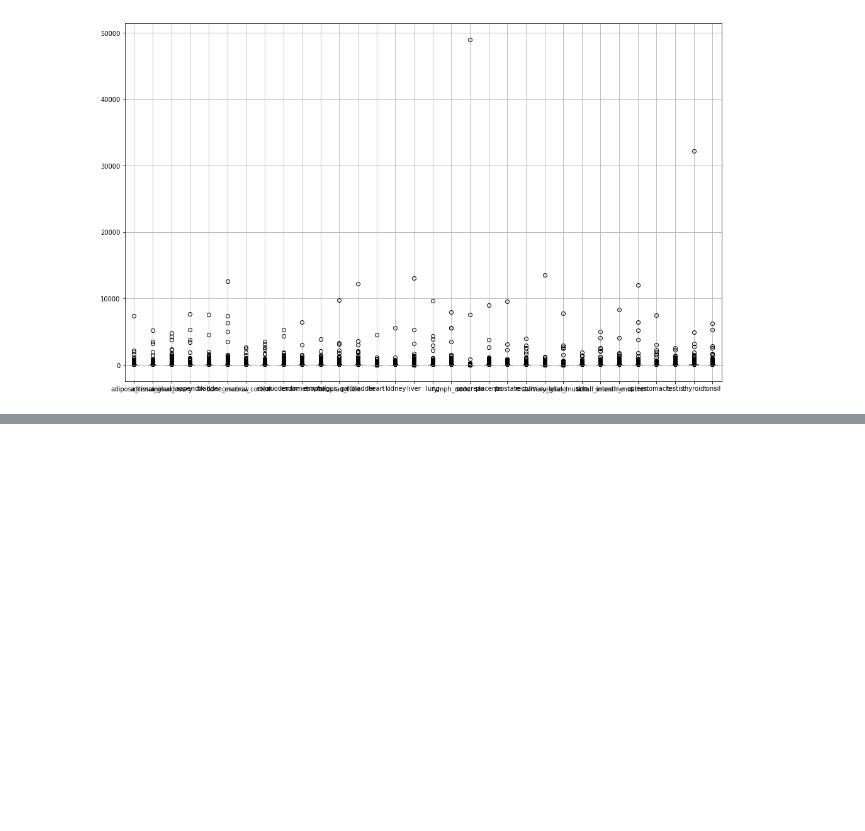
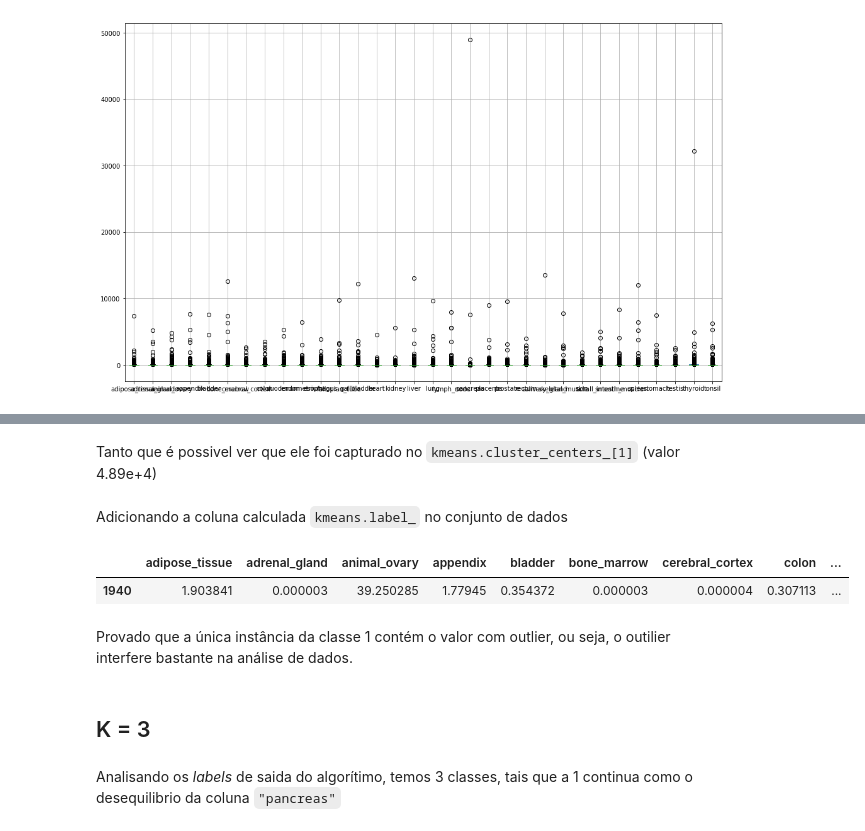
Before and after one commit to nathNath/provadeia, a Jupyter notebook: questaoquatro/questaoquatro.ipynb, the cells around one changed output, grey strips where cells are left out. Cells and saved outputs as stored; diff of their text form; code cells hidden in the pictures; blank space fills up the shorter version.

````diff
--- a/questaoquatro/questaoquatro.ipynb
+++ b/questaoquatro/questaoquatro.ipynb
@@ -99,0 +149,3 @@ TypeError: ufunc 'isnan' not supported for the input types, and the inputs could
+# %%
+X = dataset.iloc[:, :-1].values
+y = dataset.iloc[:, 32].values
@@ -99,0 +176,3 @@ TypeError: ufunc 'isnan' not supported for the input types, and the inputs could
+# %%
+from sklearn.cluster import KMeans
+kmeans = KMeans(n_clusters=2, random_state=0).fit(X)
@@ -99,0 +207,15 @@ TypeError: ufunc 'isnan' not supported for the input types, and the inputs could
+# %% [markdown]
+Tanto que é possivel ver que ele foi capturado no ```kmeans.cluster_centers_[1]``` (valor 4.89e+4)
+# %% [markdown]
+Adicionando a coluna calculada ```kmeans.label_``` no conjunto de dados
+# %%
+dataset["K-classes"] = kmeans.labels_
+# %%
+dataset.loc[ dataset["pancreas"] > 40000]
+# %% [output]
+|  | adipose_tissue | adrenal_gland | animal_ovary | appendix | bladder | bone_marrow | cerebral_cortex | colon | ... |
+| 1940 | 1.903841 | 0.000003 | 39.250285 | 1.77945 | 0.354372 | 0.000003 | 0.000004 | 0.307113 | ... |
+# %% [markdown]
+Provado que a única instância da classe 1 contém o valor com outlier, ou seja, o outilier interfere bastante na análise de dados.
+# %% [markdown]
+## K = 3
@@ -99,0 +227,2 @@ TypeError: ufunc 'isnan' not supported for the input types, and the inputs could
+# %% [markdown]
+Analisando os _labels_ de saida do algorítimo, temos 3 classes, tais que a 1 continua como o desequilibrio da coluna ```"pancreas"```
````
Also changed, not shown: parts of 54 cells of this notebook, 2 other files.
